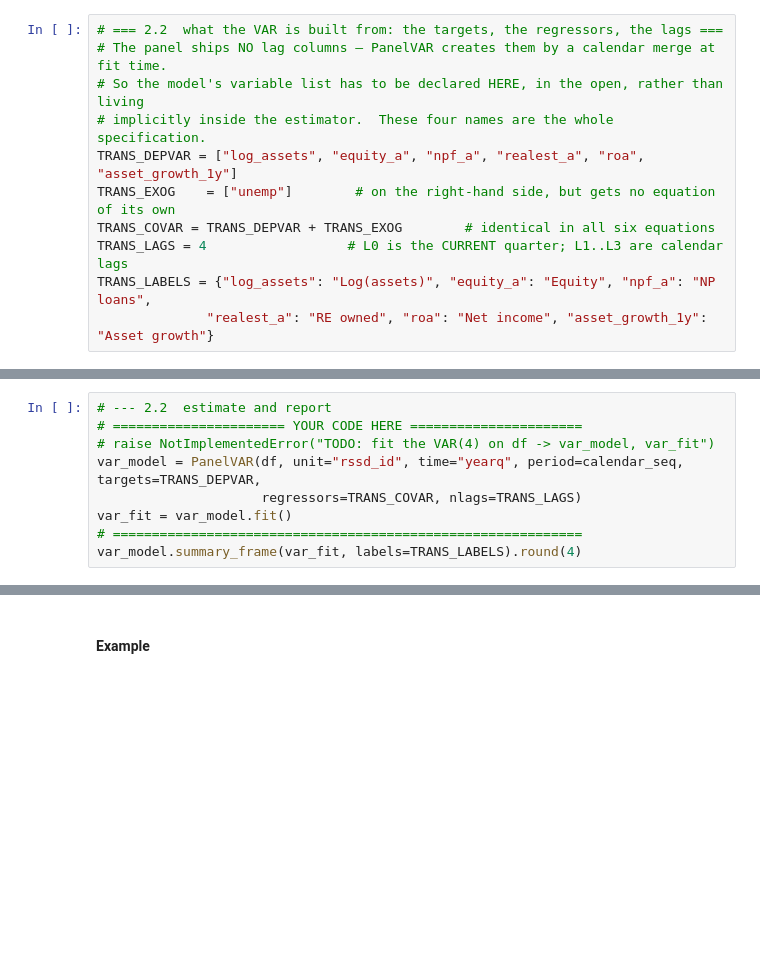
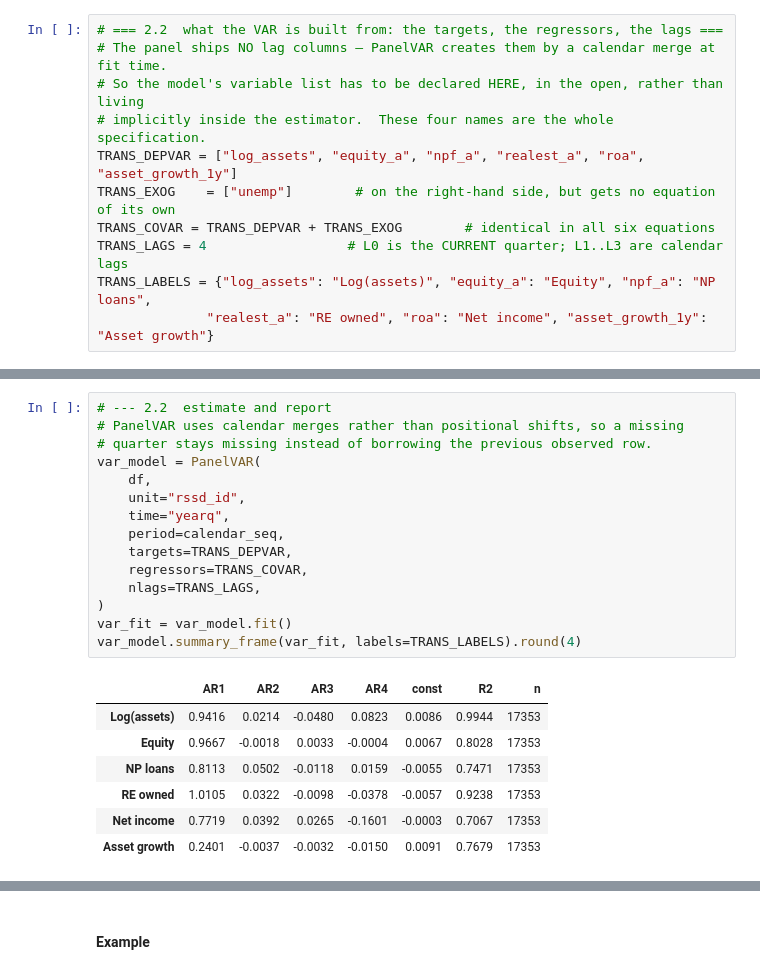
Before and after one commit to boyiechen/DSE2026, a Jupyter notebook: practicum/practicum1/code/practicum-1-the-cost-of-closing-a-failed-bank.ipynb, the cells around one changed output, grey strips where cells are left out. Cells and saved outputs as stored; diff of their text form; blank space fills up the shorter version.

```diff
--- a/practicum/practicum1/code/practicum-1-the-cost-of-closing-a-failed-bank.ipynb
+++ b/practicum/practicum1/code/practicum-1-the-cost-of-closing-a-failed-bank.ipynb
@@ -433,12 +461,26 @@ _ex.round(4)
 # %%
 # --- 2.2  estimate and report
-# ====================== YOUR CODE HERE ======================
-# raise NotImplementedError("TODO: fit the VAR(4) on df -> var_model, var_fit")
-var_model = PanelVAR(df, unit="rssd_id", time="yearq", period=calendar_seq, targets=TRANS_DEPVAR,
-                     regressors=TRANS_COVAR, nlags=TRANS_LAGS)
+# PanelVAR uses calendar merges rather than positional shifts, so a missing
+# quarter stays missing instead of borrowing the previous observed row.
+var_model = PanelVAR(
+    df,
+    unit="rssd_id",
+    time="yearq",
+    period=calendar_seq,
+    targets=TRANS_DEPVAR,
+    regressors=TRANS_COVAR,
+    nlags=TRANS_LAGS,
+)
 var_fit = var_model.fit()
-# ============================================================
 var_model.summary_frame(var_fit, labels=TRANS_LABELS).round(4)
+# %% [output]
+|  | AR1 | AR2 | AR3 | AR4 | const | R2 | n |
+| Log(assets) | 0.9416 | 0.0214 | -0.0480 | 0.0823 | 0.0086 | 0.9944 | 17353 |
+| Equity | 0.9667 | -0.0018 | 0.0033 | -0.0004 | 0.0067 | 0.8028 | 17353 |
+| NP loans | 0.8113 | 0.0502 | -0.0118 | 0.0159 | -0.0055 | 0.7471 | 17353 |
+| RE owned | 1.0105 | 0.0322 | -0.0098 | -0.0378 | -0.0057 | 0.9238 | 17353 |
+| Net income | 0.7719 | 0.0392 | 0.0265 | -0.1601 | -0.0003 | 0.7067 | 17353 |
+| Asset growth | 0.2401 | -0.0037 | -0.0032 | -0.0150 | 0.0091 | 0.7679 | 17353 |
 # %% [markdown]
 ### 2.3  Step 1-3 — Conditional choice probabilities $p_1(x)$ (flexible logit)
 
```
Also changed, not shown: parts of 16 cells of this notebook.
